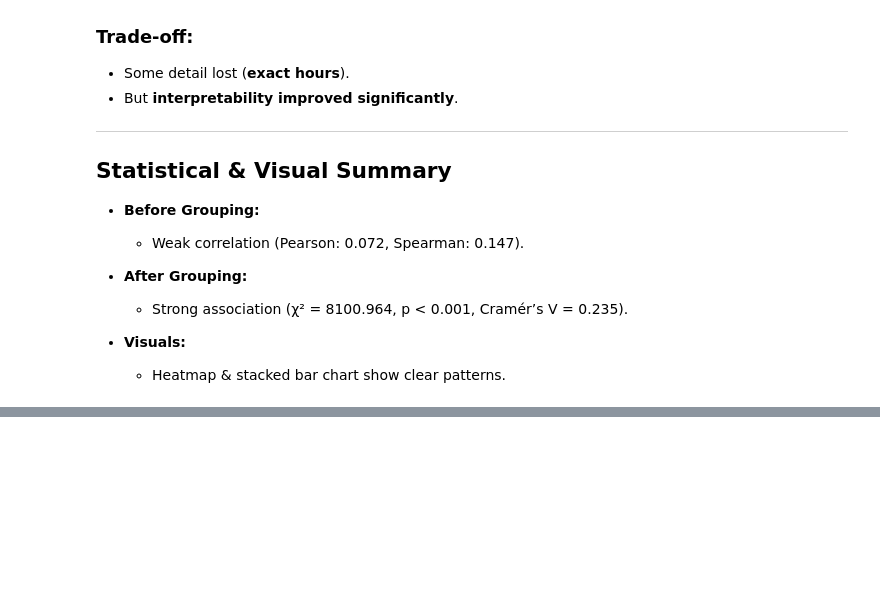
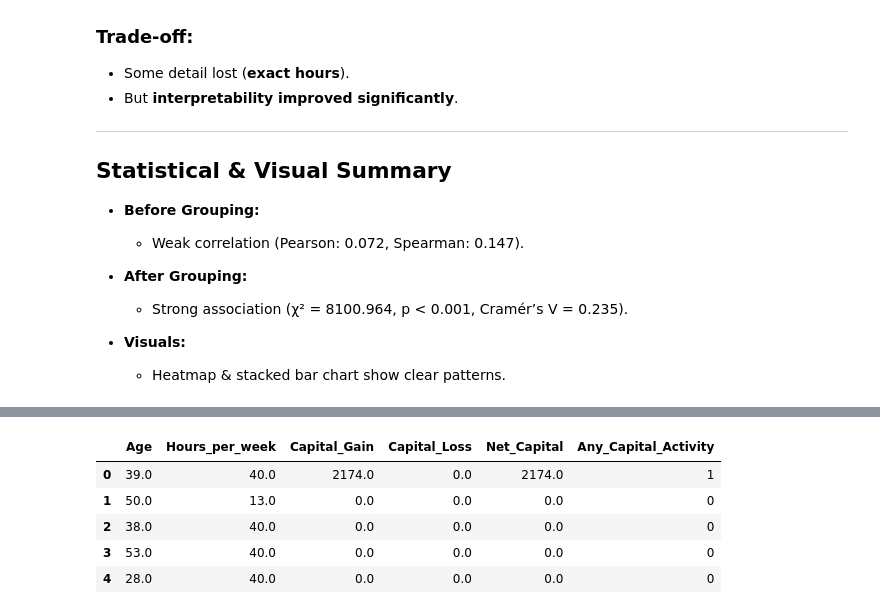
Before and after one commit to shaoncvit/DA-1, a Jupyter notebook: Assignment-1/q1.ipynb, the cells around one changed output, grey strips where cells are left out. Cells and saved outputs as stored; diff of their text form; code cells hidden in the pictures; blank space fills up the shorter version.

```diff
--- a/Assignment-1/q1.ipynb
+++ b/Assignment-1/q1.ipynb
@@ -528,0 +536,46 @@ Cramér's V = 0.235  (0.1≈small, 0.3≈medium, 0.5≈large)
+# %%
+file_path = "/home/shaon/DA-1/Assignment-1/M25_DA_A1_Dataset1.csv"
+export_dir = Path("./plots")
+export_dir.mkdir(parents=True, exist_ok=True)
+
+df = pd.read_csv(file_path, skipinitialspace=True)
+
+# Strip whitespace from all string columns
+for c in df.select_dtypes(include="object").columns:
+    df[c] = df[c].astype(str).str.strip()
+
+# Coerce numeric
+num_cols = ["Age", "Hours_per_week", "Capital_Gain", "Capital_Loss"]
+for c in num_cols:
+    df[c] = pd.to_numeric(df[c], errors="coerce")
+
+# Keep plausible rows
+df = df[
+    df["Age"].between(16, 100, inclusive="both")
+    & df["Hours_per_week"].between(1, 100, inclusive="both")
+    & df["Capital_Gain"].ge(0)
+    & df["Capital_Loss"].ge(0)
+].copy()
+
+# -------- reuse groupings from Question 2 --------
+age_bins = [16, 25, 35, 45, 55, 65, 101]  # right-open
+age_labels = ["16–24 (Youth)", "25–34 (Early)", "35–44 (Mid)",
+              "45–54 (Late)", "55–64 (Near-retire)", "65+ (Older)"]
+df["Age_Group"] = pd.cut(df["Age"], bins=age_bins, labels=age_labels, right=False)
+
+work_bins = [0, 35, 41, 60, 1000]
+work_labels = ["Part-time (<35)", "Full-time (35–40)", "Overtime (41–59)", "Heavy OT (60+)"]
+df["Work_Intensity"] = pd.cut(df["Hours_per_week"], bins=work_bins, labels=work_labels, right=False)
+
+# -------- capital features --------
+df["Net_Capital"] = df["Capital_Gain"] - df["Capital_Loss"]
+df["Any_Capital_Activity"] = ((df["Capital_Gain"] > 0) | (df["Capital_Loss"] > 0)).astype(int)
+
+df[["Age", "Hours_per_week", "Capital_Gain", "Capital_Loss", "Net_Capital", "Any_Capital_Activity"]].head()
+# %% [output]
+|  | Age | Hours_per_week | Capital_Gain | Capital_Loss | Net_Capital | Any_Capital_Activity |
+| 0 | 39.0 | 40.0 | 2174.0 | 0.0 | 2174.0 | 1 |
+| 1 | 50.0 | 13.0 | 0.0 | 0.0 | 0.0 | 0 |
+| 2 | 38.0 | 40.0 | 0.0 | 0.0 | 0.0 | 0 |
+| 3 | 53.0 | 40.0 | 0.0 | 0.0 | 0.0 | 0 |
+| 4 | 28.0 | 40.0 | 0.0 | 0.0 | 0.0 | 0 |
```
Also changed, not shown: parts of 10 cells of this notebook.
